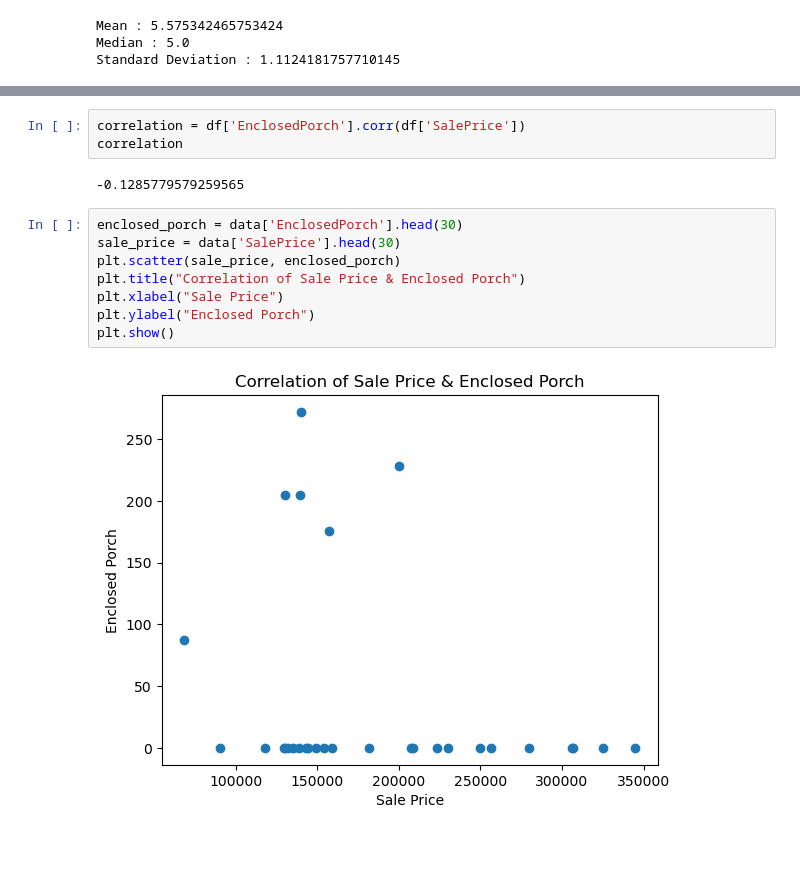
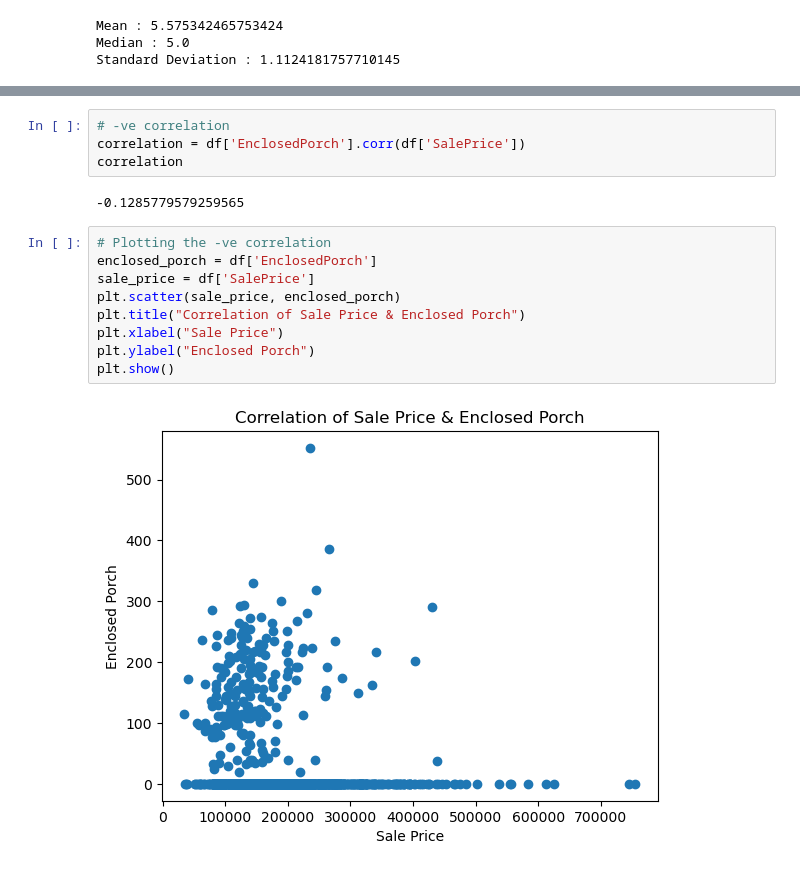
Before and after one commit to BrianMungaiMwangi/GroupProject, a Jupyter notebook: group-project.ipynb, the cells around one changed output, grey strips where cells are left out. Cells and saved outputs as stored; diff of their text form.

```diff
--- a/group-project.ipynb
+++ b/group-project.ipynb
@@ -221,17 +222,19 @@ plt.show()
 # %% [output]
 [figure]
 # %%
+# -ve correlation
 correlation = df['EnclosedPorch'].corr(df['SalePrice'])
 correlation
 # %% [output]
 -0.1285779579259565
 # %%
-enclosed_porch = data['EnclosedPorch'].head(30)
-sale_price = data['SalePrice'].head(30)
+# Plotting the -ve correlation
+enclosed_porch = df['EnclosedPorch']
+sale_price = df['SalePrice']
 plt.scatter(sale_price, enclosed_porch)
 plt.title("Correlation of Sale Price & Enclosed Porch")
 plt.xlabel("Sale Price")
 plt.ylabel("Enclosed Porch")
 plt.show()
 # %% [output]
-[figure, old version]
+[figure, new version]
```
Also changed, not shown: parts of 11 cells of this notebook.
